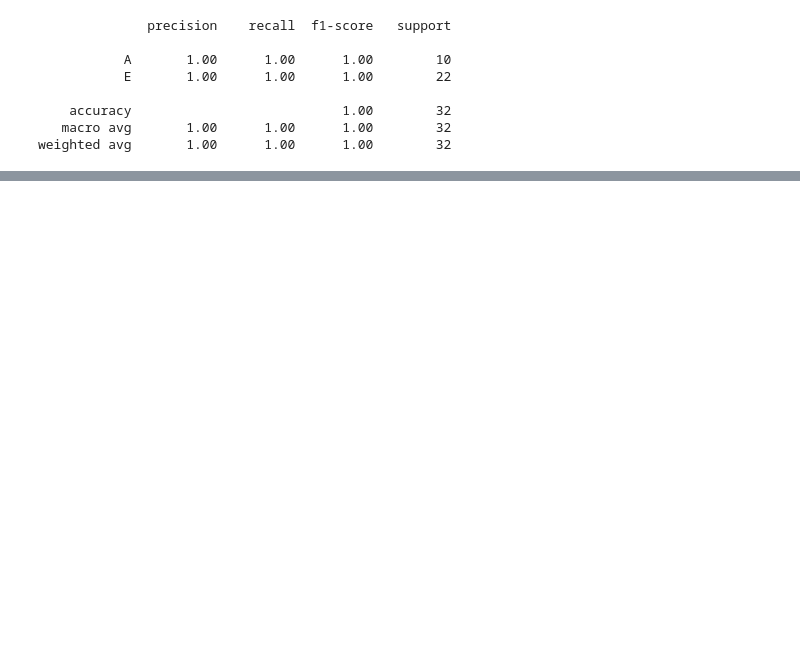
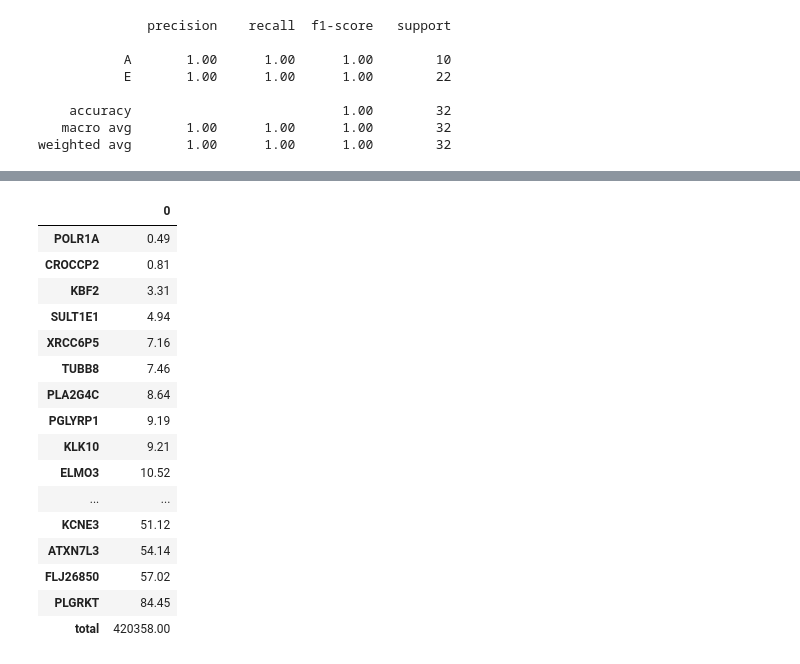
Before and after one commit to xzy3/SVM-TNBC-racial-disparity, a Jupyter notebook: notebooks/feature-extraction.ipynb, the cells around one changed output, grey strips where cells are left out. Cells and saved outputs as stored; diff of their text form; code cells hidden in the pictures; blank space fills up the shorter version.

```diff
--- a/notebooks/feature-extraction.ipynb
+++ b/notebooks/feature-extraction.ipynb
@@ -285,3 +467,31 @@ cross_validate(
+# %%
+total = excede_count['total']
+df = pd.DataFrame.from_dict(
+    excede_count,
+    orient='index'
+)
+df.sort_values(0, inplace=True)
+df = ((df/total)*100).round(2)
+df[0]['total'] = total
+df
+# %% [output]
+|  | 0 |
+| POLR1A | 0.49 |
+| CROCCP2 | 0.81 |
+| KBF2 | 3.31 |
+| SULT1E1 | 4.94 |
+| XRCC6P5 | 7.16 |
+| TUBB8 | 7.46 |
+| PLA2G4C | 8.64 |
+| PGLYRP1 | 9.19 |
+| KLK10 | 9.21 |
+| ELMO3 | 10.52 |
+| ... | ... |
+| KCNE3 | 51.12 |
+| ATXN7L3 | 54.14 |
+| FLJ26850 | 57.02 |
+| PLGRKT | 84.45 |
+| total | 420358.00 |
 # %%
 rand_state = np.random.RandomState(seed=shap_bootstrap_rand_seed)
 test_clf = Pipeline([
```
Also changed, not shown: parts of 22 cells of this notebook, 1 other file.
